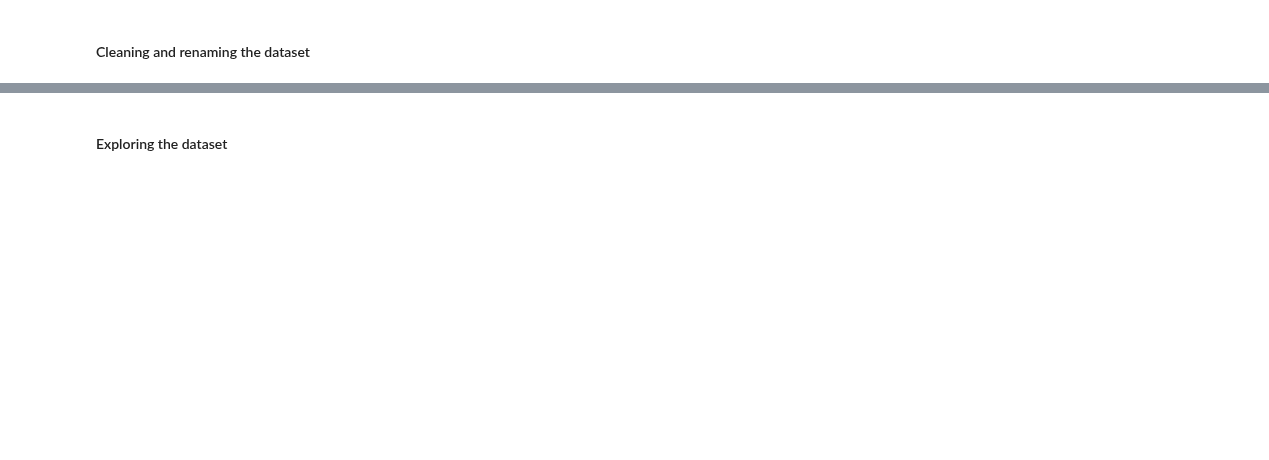
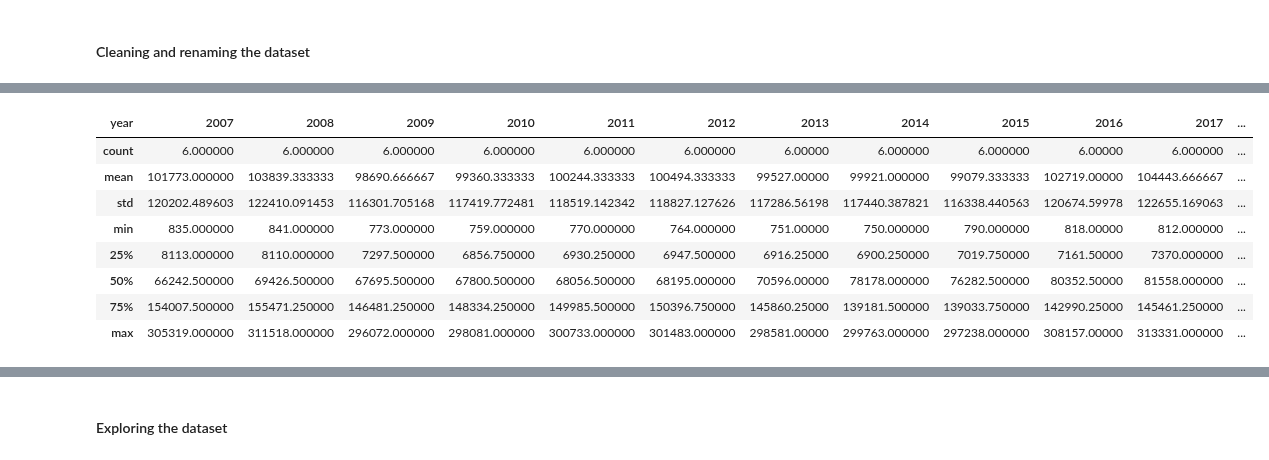
Before and after one commit to NumEconCopenhagen/projects-2024-emil-og-simon, a Jupyter notebook: dataproject/dataproject.ipynb, the cells around one changed output, grey strips where cells are left out. Saved outputs shown, nothing was run; the diff lists cells and outputs as text; code cells hidden in the pictures; blank space fills up the shorter version.

```diff
--- a/dataproject/dataproject.ipynb
+++ b/dataproject/dataproject.ipynb
@@ -175,0 +178,3 @@ gf02_all.head()
+# %%
+gf02_size_wide = gf02_size.pivot(index='size', columns='year', values='#companies')
+gf02_size_wide
@@ -175,0 +190,12 @@ gf02_all.head()
+# %%
+gf02_size_wide.describe()
+# %% [output]
+| year | 2007 | 2008 | 2009 | 2010 | 2011 | 2012 | 2013 | 2014 | 2015 | 2016 | 2017 | ... |
+| count | 6.000000 | 6.000000 | 6.000000 | 6.000000 | 6.000000 | 6.000000 | 6.00000 | 6.000000 | 6.000000 | 6.00000 | 6.000000 | ... |
+| mean | 101773.000000 | 103839.333333 | 98690.666667 | 99360.333333 | 100244.333333 | 100494.333333 | 99527.00000 | 99921.000000 | 99079.333333 | 102719.00000 | 104443.666667 | ... |
+| std | 120202.489603 | 122410.091453 | 116301.705168 | 117419.772481 | 118519.142342 | 118827.127626 | 117286.56198 | 117440.387821 | 116338.440563 | 120674.59978 | 122655.169063 | ... |
+| min | 835.000000 | 841.000000 | 773.000000 | 759.000000 | 770.000000 | 764.000000 | 751.00000 | 750.000000 | 790.000000 | 818.00000 | 812.000000 | ... |
+| 25% | 8113.000000 | 8110.000000 | 7297.500000 | 6856.750000 | 6930.250000 | 6947.500000 | 6916.25000 | 6900.250000 | 7019.750000 | 7161.50000 | 7370.000000 | ... |
+| 50% | 66242.500000 | 69426.500000 | 67695.500000 | 67800.500000 | 68056.500000 | 68195.000000 | 70596.00000 | 78178.000000 | 76282.500000 | 80352.50000 | 81558.000000 | ... |
+| 75% | 154007.500000 | 155471.250000 | 146481.250000 | 148334.250000 | 149985.500000 | 150396.750000 | 145860.25000 | 139181.500000 | 139033.750000 | 142990.25000 | 145461.250000 | ... |
+| max | 305319.000000 | 311518.000000 | 296072.000000 | 298081.000000 | 300733.000000 | 301483.000000 | 298581.00000 | 299763.000000 | 297238.000000 | 308157.00000 | 313331.000000 | ... |
```
Also changed, not shown: parts of 11 cells of this notebook.
